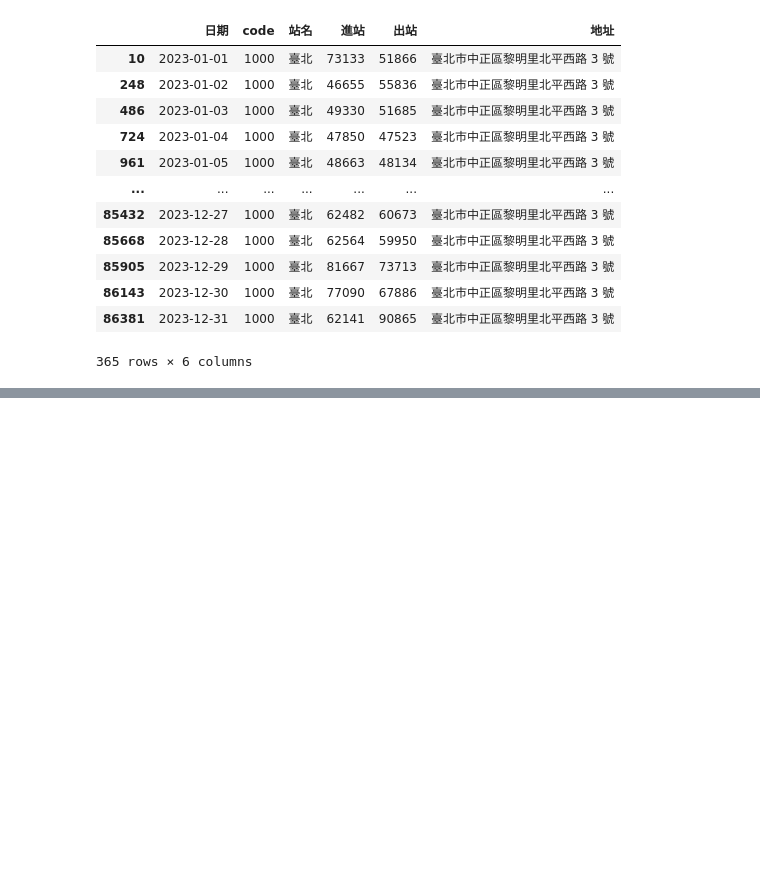
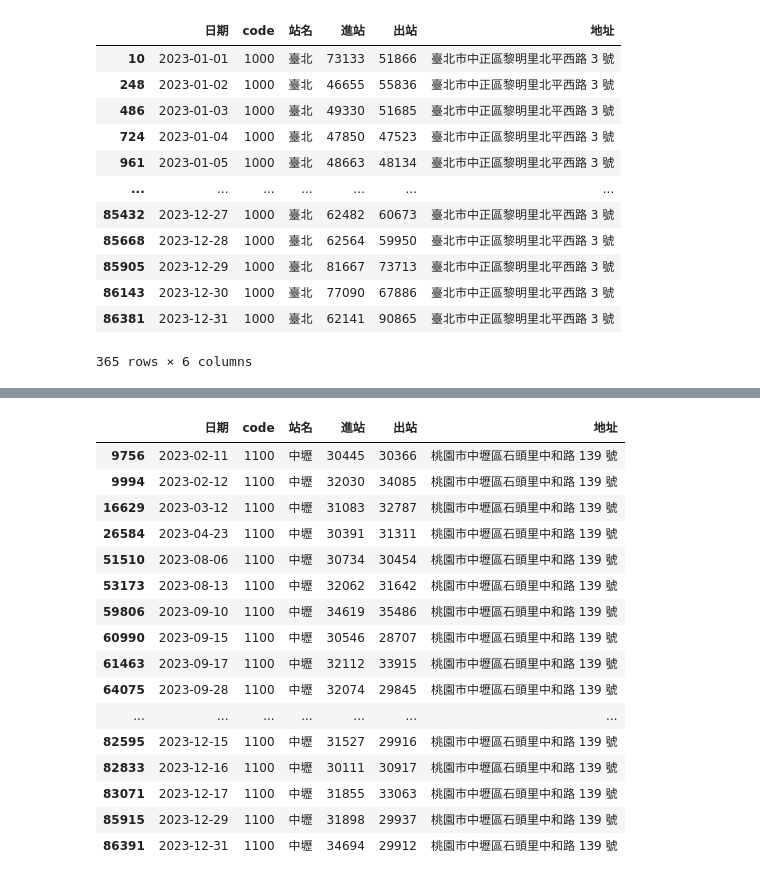
Before and after one commit to roberthsu2003/__2024_06_25_gov__, a Jupyter notebook: lesson12.ipynb, the cells around one changed output, grey strips where cells are left out. Cells and saved outputs as stored; diff of their text form; code cells hidden in the pictures; blank space fills up the shorter version.

```diff
--- a/lesson12.ipynb
+++ b/lesson12.ipynb
@@ -75,0 +92,20 @@ df2.query('站名=="臺北"')
+# %%
+df2.query('進站>=30000 and 站名=="中壢"')
+# %% [output]
+|  | 日期 | code | 站名 | 進站 | 出站 | 地址 |
+| 9756 | 2023-02-11 | 1100 | 中壢 | 30445 | 30366 | 桃園市中壢區石頭里中和路 139 號 |
+| 9994 | 2023-02-12 | 1100 | 中壢 | 32030 | 34085 | 桃園市中壢區石頭里中和路 139 號 |
+| 16629 | 2023-03-12 | 1100 | 中壢 | 31083 | 32787 | 桃園市中壢區石頭里中和路 139 號 |
+| 26584 | 2023-04-23 | 1100 | 中壢 | 30391 | 31311 | 桃園市中壢區石頭里中和路 139 號 |
+| 51510 | 2023-08-06 | 1100 | 中壢 | 30734 | 30454 | 桃園市中壢區石頭里中和路 139 號 |
+| 53173 | 2023-08-13 | 1100 | 中壢 | 32062 | 31642 | 桃園市中壢區石頭里中和路 139 號 |
+| 59806 | 2023-09-10 | 1100 | 中壢 | 34619 | 35486 | 桃園市中壢區石頭里中和路 139 號 |
+| 60990 | 2023-09-15 | 1100 | 中壢 | 30546 | 28707 | 桃園市中壢區石頭里中和路 139 號 |
+| 61463 | 2023-09-17 | 1100 | 中壢 | 32112 | 33915 | 桃園市中壢區石頭里中和路 139 號 |
+| 64075 | 2023-09-28 | 1100 | 中壢 | 32074 | 29845 | 桃園市中壢區石頭里中和路 139 號 |
+| ... | ... | ... | ... | ... | ... | ... |
+| 82595 | 2023-12-15 | 1100 | 中壢 | 31527 | 29916 | 桃園市中壢區石頭里中和路 139 號 |
+| 82833 | 2023-12-16 | 1100 | 中壢 | 30111 | 30917 | 桃園市中壢區石頭里中和路 139 號 |
+| 83071 | 2023-12-17 | 1100 | 中壢 | 31855 | 33063 | 桃園市中壢區石頭里中和路 139 號 |
+| 85915 | 2023-12-29 | 1100 | 中壢 | 31898 | 29937 | 桃園市中壢區石頭里中和路 139 號 |
+| 86391 | 2023-12-31 | 1100 | 中壢 | 34694 | 29912 | 桃園市中壢區石頭里中和路 139 號 |
```
Also changed, not shown: parts of 1 cell of this notebook.
